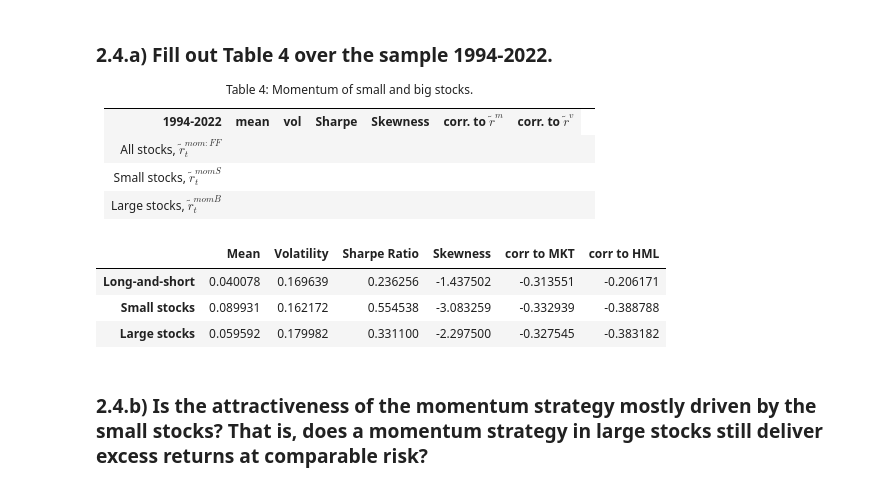
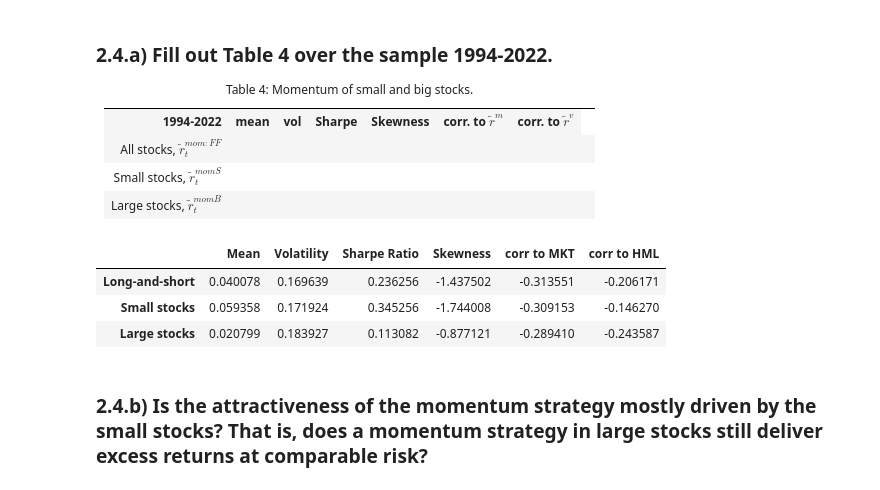
Before and after one commit to sstikhonov/Uchicago_PortfolioRiskManagement, a Jupyter notebook: homework/Homework 6.ipynb, the cells around one changed output. Cells and saved outputs as stored; diff of their text form; code cells hidden in the pictures.

```diff
--- a/homework/Homework 6.ipynb
+++ b/homework/Homework 6.ipynb
@@ -304,25 +304,25 @@ Yes, both construction methods show quite similar statistics with the size bucke
 # %%
 summary_stats = []
 
 momS = size_ports['SMALL HiPRIOR'] - size_ports['SMALL LoPRIOR']
 momB = size_ports['BIG HiPRIOR'] - size_ports['BIG LoPRIOR']
-momS = pd.DataFrame(momS, columns = ['Small stocks'])
-momB = pd.DataFrame(momB, columns = ['Large stocks'])
+momS = pd.DataFrame(momS.loc['1994':], columns = ['Small stocks'])
+momB = pd.DataFrame(momB.loc['1994':], columns = ['Large stocks'])
 
 summary_1 = performance_summary(long_and_short, factors, 'Long-and-short')
 summary_2 = performance_summary(momS, factors, 'Small stocks')
 summary_3 = performance_summary(momB, factors, 'Large stocks')
 
 summary_stats.append(summary_1)
 summary_stats.append(summary_2)
 summary_stats.append(summary_3)
 
 pd.concat(summary_stats)
 # %% [output]
 |  | Mean | Volatility | Sharpe Ratio | Skewness | corr to MKT | corr to HML |
 | Long-and-short | 0.040078 | 0.169639 | 0.236256 | -1.437502 | -0.313551 | -0.206171 |
-| Small stocks | 0.089931 | 0.162172 | 0.554538 | -3.083259 | -0.332939 | -0.388788 |
-| Large stocks | 0.059592 | 0.179982 | 0.331100 | -2.297500 | -0.327545 | -0.383182 |
+| Small stocks | 0.059358 | 0.171924 | 0.345256 | -1.744008 | -0.309153 | -0.146270 |
+| Large stocks | 0.020799 | 0.183927 | 0.113082 | -0.877121 | -0.289410 | -0.243587 |
 # %% [markdown]
 ### 2.4.b) Is the attractiveness of the momentum strategy mostly driven by the small stocks? That is, does a momentum strategy in large stocks still deliver excess returns at comparable risk?
 # %% [markdown]
```
Also changed, not shown: parts of 1 cell of this notebook, 7 other files.
